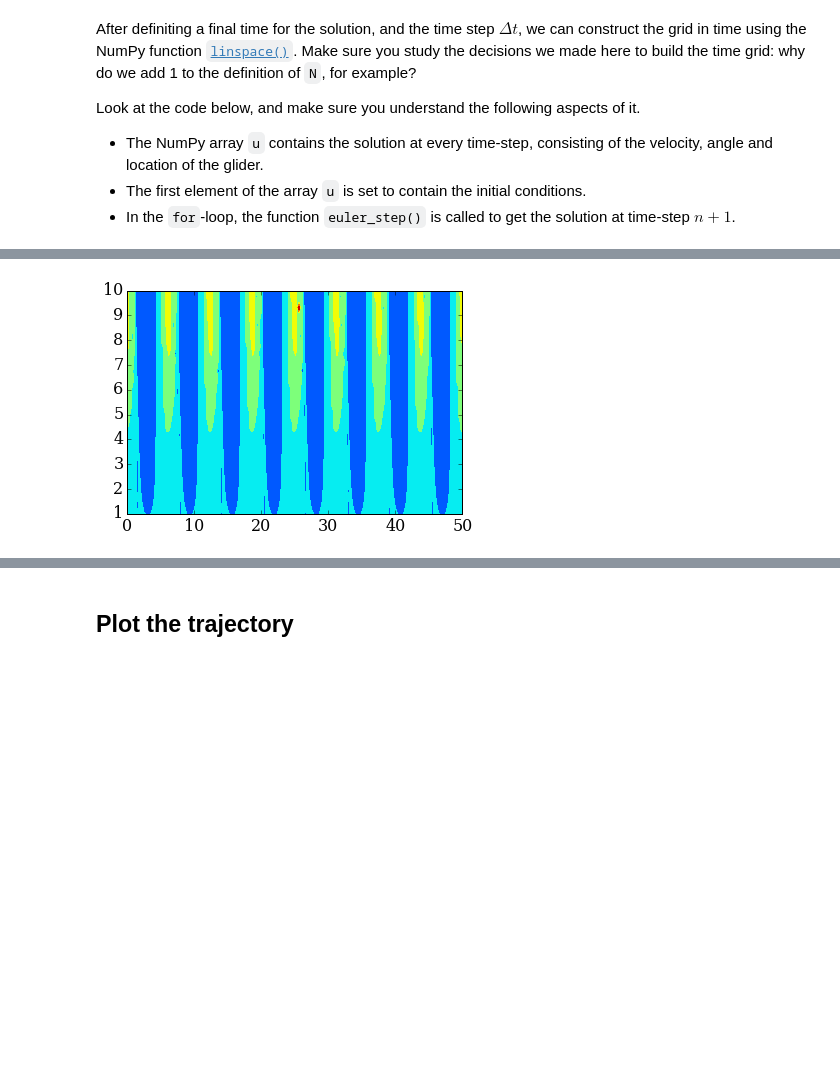
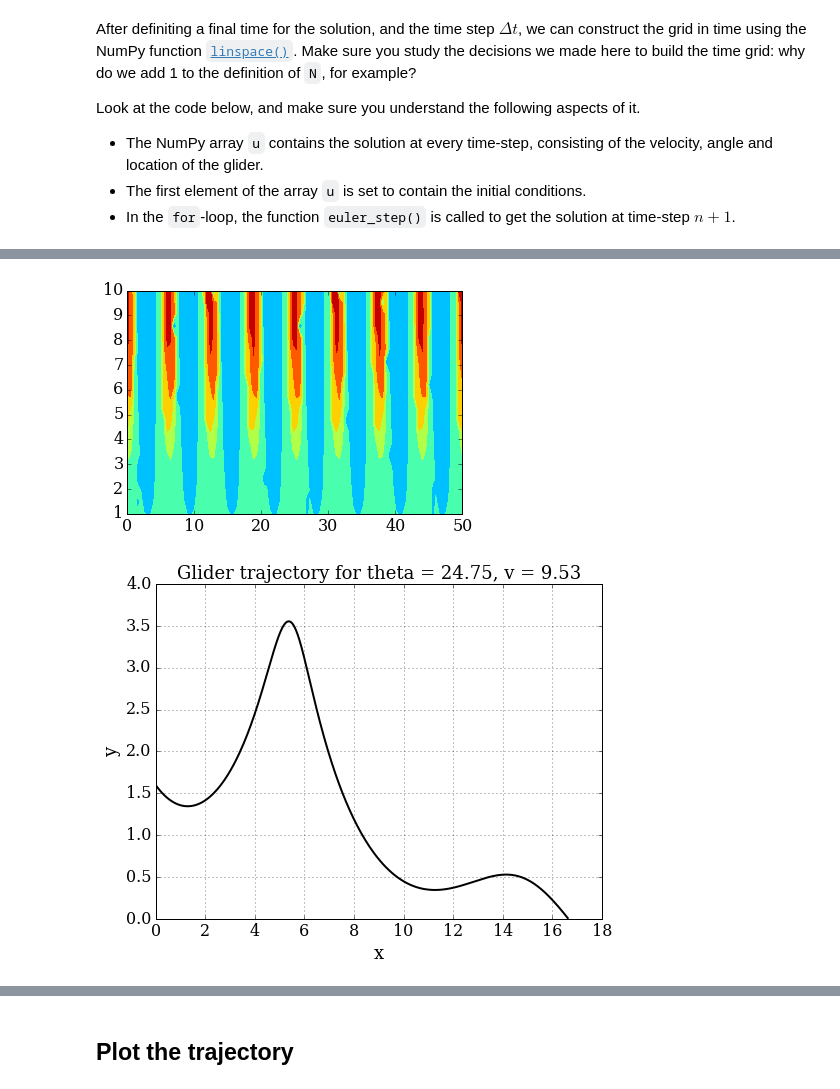
Before and after one commit to kaffeeknecht/numerical-mooc, a Jupyter notebook: working/01_phugoid/01_03_PhugoidFullModel.ipynb, the cells around one changed output, grey strips where cells are left out. Drawn from its saved outputs; the diff is of its cells as text; code cells hidden in the pictures; blank space fills up the shorter version.

```diff
--- a/working/01_phugoid/01_03_PhugoidFullModel.ipynb
+++ b/working/01_phugoid/01_03_PhugoidFullModel.ipynb
@@ -251,6 +251,18 @@ from matplotlib import pyplot
 from matplotlib import rcParams
 rcParams['font.family'] = 'serif'
 rcParams['font.size'] = 16
+
+# model parameters:
+g = 9.8      # gravity in m s^{-2}
+v_t = 4.9   # trim velocity in m s^{-1}
+C_D = 1/5  # drag coefficient --- or D/L if C_L=1
+C_L = 1   # for convenience, use C_L = 1
+
+### set initial conditions ###
+v0 = v_t     # start at the trim velocity (or add a delta)
+theta0 = 10 # initial angle of trajectory
+x0 = 0     # horizotal position is arbitrary
+y0 = 2  # initial altitude
 
 def f(u):
     """Returns the right-hand side of the phugoid system of equations.
@@ -352,8 +364,66 @@ def model_run(theta_act,v0_act):
     #pyplot.plot(x,y, 'k-', lw=2);
     return x[len(x)-1]
 
-tv=numpy.linspace(0,50,204)
-vv=numpy.linspace(1,10,40)
+def model_plot(theta_act,v0_act):
+    """
+    Calculates the x value of the Landing spot
+
+    Parameters
+    ----------
+    theta_act : float
+        starting angle of the trajectory
+    v0_act : float
+        starting velocity
+
+    Returns
+    -------
+    x_end : float
+        Landing Spot x-value
+    """
+    # model parameters:
+    g = 9.8      # gravity in m s^{-2}
+    v_t = 4.9   # trim velocity in m s^{-1}
+    C_D = 1/5  # drag coefficient --- or D/L if C_L=1
+    C_L = 1   # for convenience, use C_L = 1
+
+    ### set initial conditions ###
+    v0 = v0_act # start at the trim velocity (or add a delta)
+    theta0 = theta_act # initial angle of trajectory
+    x0 = 0     # horizotal position is arbitrary
+    y0 = 1.6  # initial altitude
+
+    T = 100                          # final time
+    dt = 0.01                           # time increment
+    N = int(T/dt) + 1                  # number of time-steps
+    t = numpy.linspace(0, T, N)      # time discretization
+
+    # initialize the array containing the solution for each time-step
+    u = numpy.empty((N, 4))
+    u[0] = numpy.array([v0, theta0, x0, y0])# fill 1st element with initial values
+
+    # time loop - Euler method
+    for n in range(N-1):
+
+        u[n+1] = euler_step(u[n], f, dt)
+        if u[n+1][3]<0:
+            x = u[:n+1,2]
+            y = u[:n+1,3]
+            break
+
+    # get the glider's position with respect to the time
+
+    # visualization of the path
+    pyplot.figure(figsize=(8,6))
+    pyplot.grid(True)
+    pyplot.xlabel(r'x', fontsize=18)
+    pyplot.ylabel(r'y', fontsize=18)
+    pyplot.title('Glider trajectory for theta = %.2f, v = %.2f' % (theta_act, v0_act), fontsize=18)
+    pyplot.plot(x,y, 'k-', lw=2);
+    #return x[len(x)-1]
+
+
+tv=numpy.linspace(0,50,102)
+vv=numpy.linspace(1,10,20)
 xv,yv=numpy.meshgrid(tv,vv)
 zv=numpy.empty_like(xv)
 for i,theta in enumerate(tv):
@@ -361,5 +431,6 @@ for i,theta in enumerate(tv):
         zv[j,i]=model_run(theta,v)
 
 pyplot.contourf(xv,yv,zv)
-zv.max()
+print(zv.max())
+model_plot(xv[numpy.where(zv==zv.max())][0],yv[numpy.where(zv==zv.max())][0])
 # %% [output]
@@ -367 +438,2 @@ zv.max()
-[figure, old version]
+[figure, new version]
+[figure, added]
```
Also changed, not shown: parts of 3 cells of this notebook.
